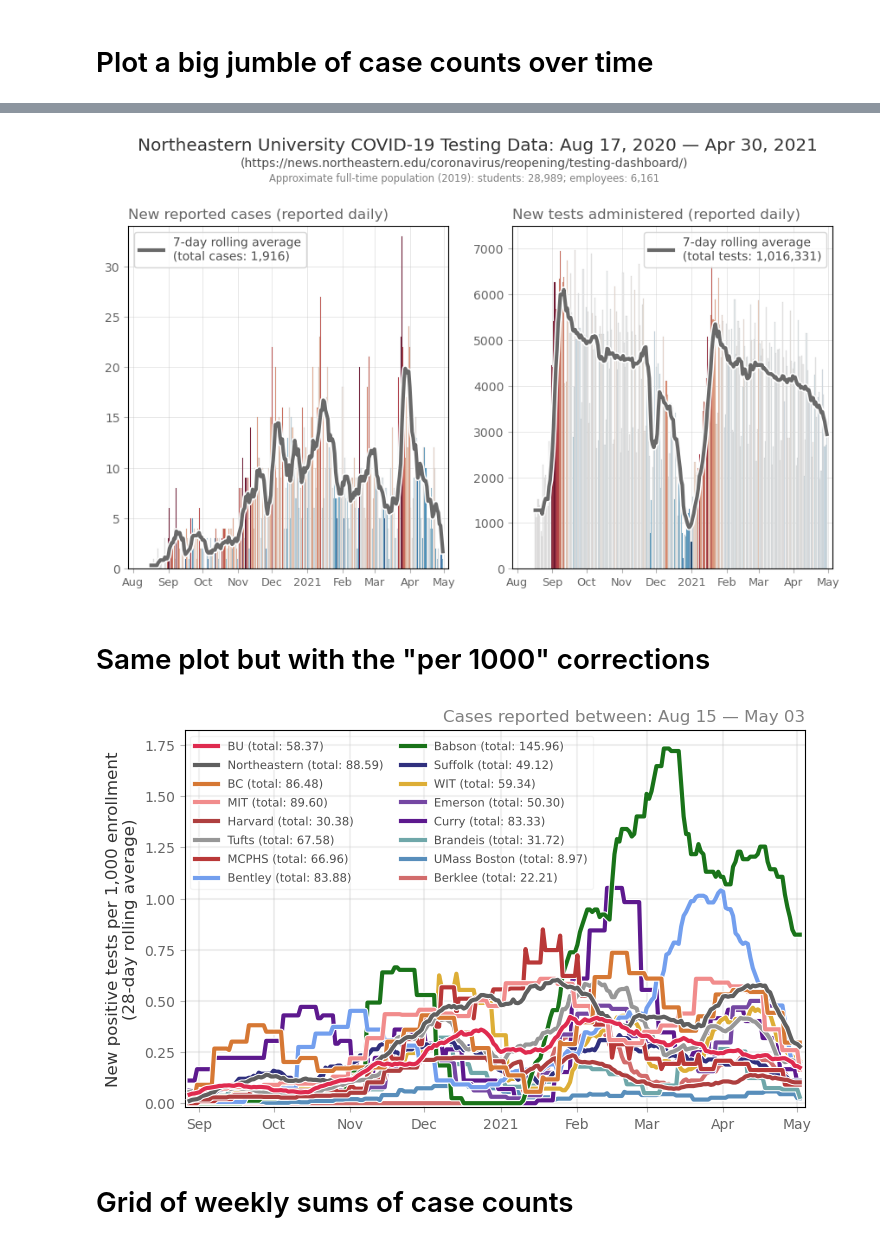
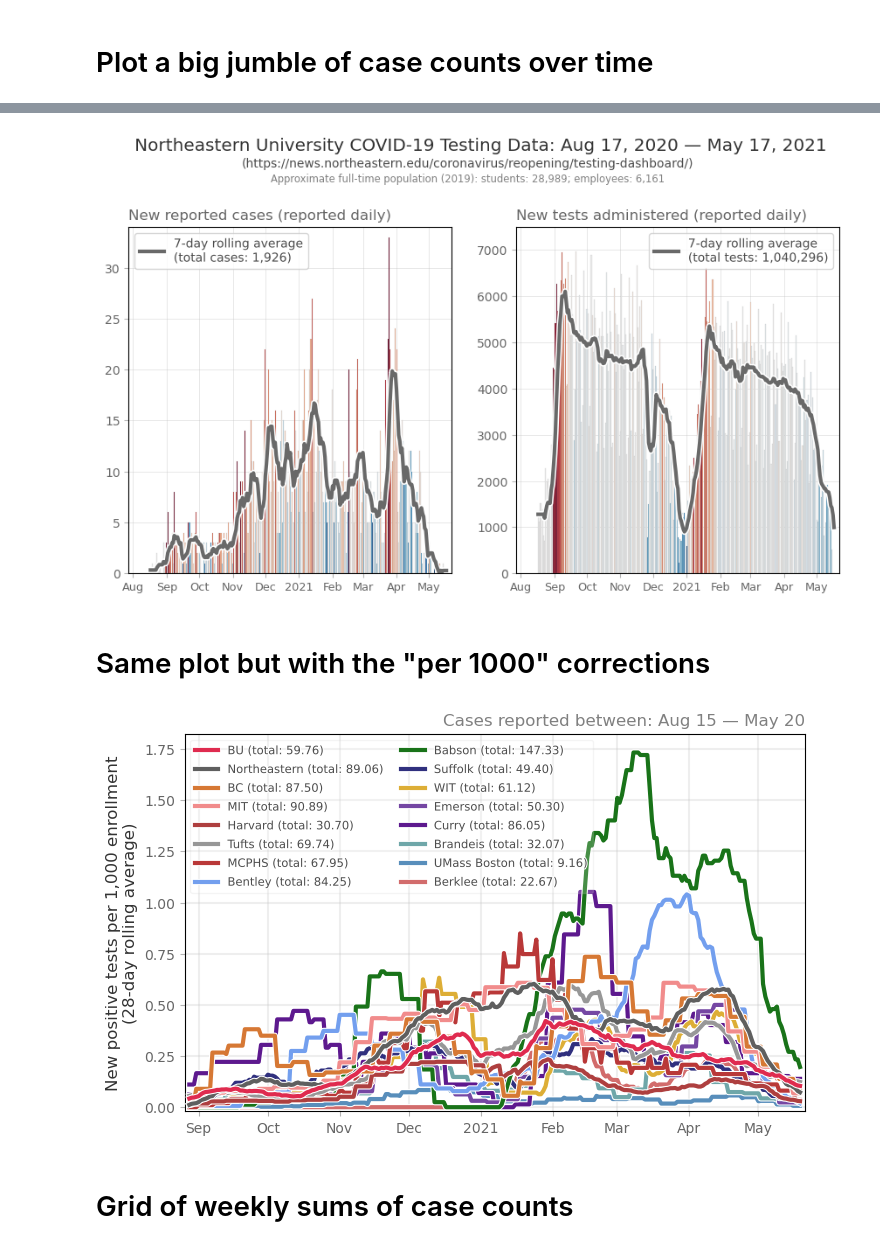
Before and after one commit to jkbren/massachusetts-higher-ed-covid, a Jupyter notebook: code/universities-in-boston.ipynb, the cells around one changed output, grey strips where cells are left out. Cells and saved outputs as stored; diff of their text form; code cells hidden in the pictures.

```diff
--- a/code/universities-in-boston.ipynb
+++ b/code/universities-in-boston.ipynb
@@ -230,35 +230,35 @@ ax[1].set_title("New tests administered (reported daily)", x=0.0, ha='left', col
 ax[0].set_ylim(0, 34)
 ax[1].set_ylim(0, 7500)
 
 ld = month_abbrev[data_u['date'].max()[5:7]]+" "+data_u['date'].max()[8:]
 plt.suptitle('   Northeastern University COVID-19 Testing Data: Aug 17, 2020 — %s, 2021'%ld,
              fontsize='x-large',color='.2',y=1.075)
 ax[0].text(1.05, 1.2, '(%s)'%data_u['url'].unique()[0],
            transform=ax[0].transAxes, ha='center', va='top',fontsize='medium',color='.3')
 ax[0].text(1.05, 1.155, 'Approximate full-time population (%i): '%as_of_year+\
            'students: %s; employees: %s'%("{:,}".format(int(num_students)),"{:,}".format(int(num_employee))),
            transform=ax[0].transAxes, ha='center', va='top',fontsize='small',color='.5')
 
 
 for a in fig.axes:
     l = a.legend(fontsize='medium')#,framealpha=0.2)
     for text in l.get_texts():
         text.set_color('.3')
         text.set_path_effects([path_effects.Stroke(linewidth=1.5, foreground='w'),
                                path_effects.Normal()])
     l.set_zorder(20)
     a.set_xticks([date_dict[i] for i in dates_tt])
     a.set_xticklabels(dates_ll,fontsize=9.25)
-    a.set_xlim(date_dict['2020-08-01']-4, date_dict['2021-05-01']+4)
+    a.set_xlim(date_dict['2020-08-01']-4, date_dict[today]+2)
     a.grid(linewidth=0.5,color='.75',alpha=0.5)
     a.tick_params(labelcolor='.4',color='.7')
 
 plt.savefig('../figs/pngs/northeastern.png', dpi=425, bbox_inches='tight')
 plt.savefig('../figs/pdfs/northeastern.pdf', bbox_inches='tight')
 
 plt.show()
 # %% [output]
-[figure, old version]
+[figure, new version]
 # %% [markdown]
 
 # Same plot but with the "per 1000" corrections
@@ -306,7 +306,7 @@ plt.savefig('../figs/pdfs/university_per_1000.pdf', bbox_inches='tight')
 
 plt.show()
 # %% [output]
-[figure, old version]
+[figure, new version]
 # %% [markdown]
 # Grid of weekly sums of case counts
 # %%
```
Also changed, not shown: parts of 8 cells of this notebook, 34 other files.
